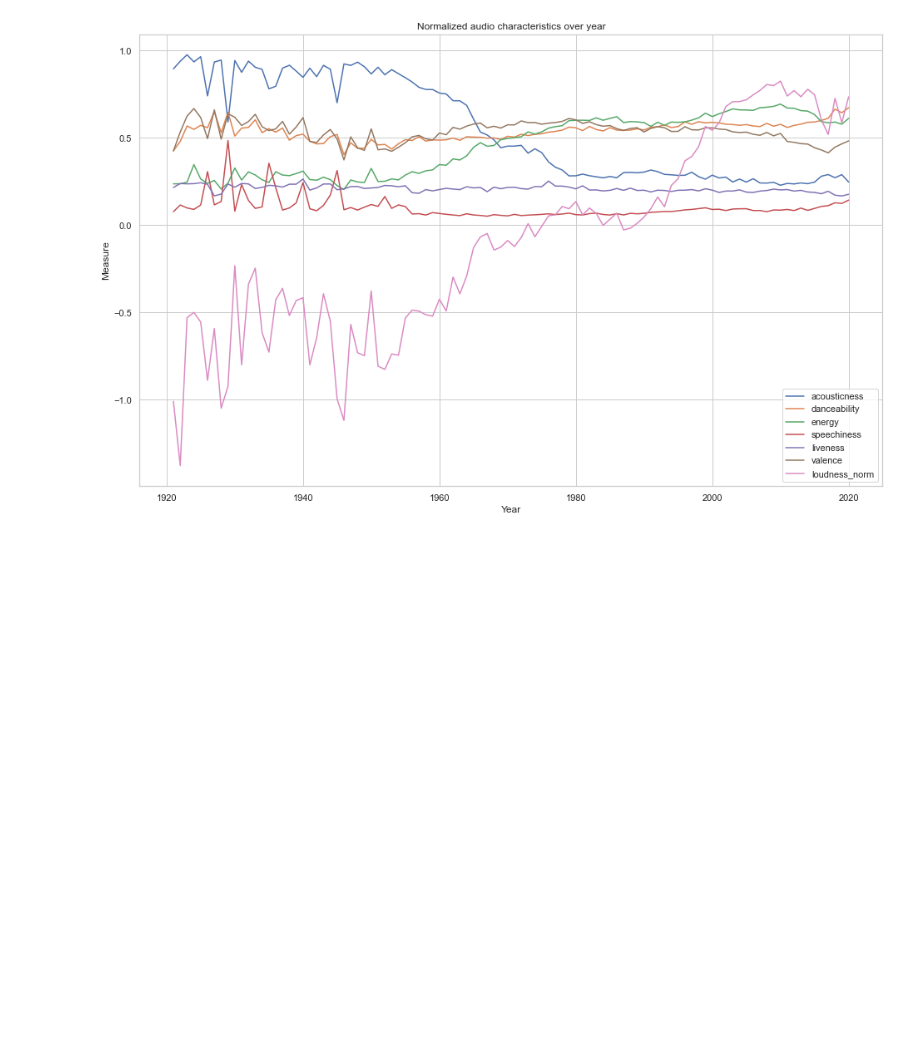
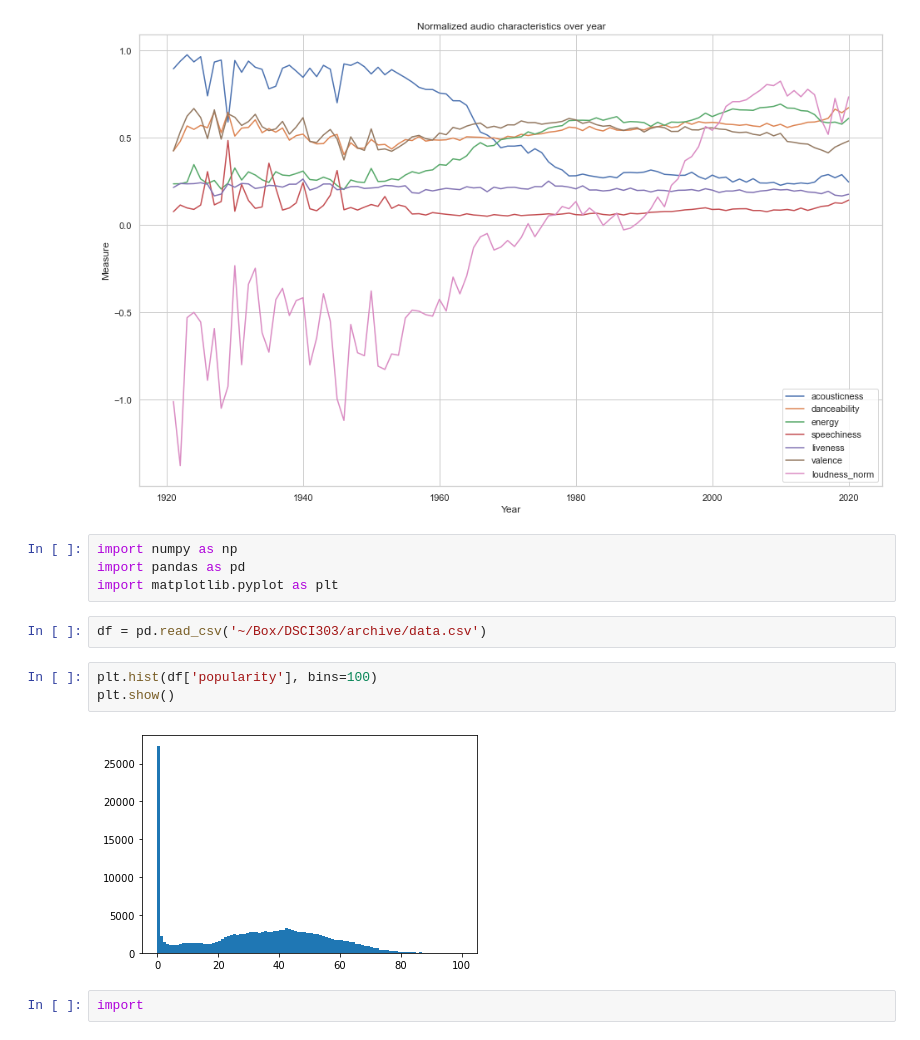
Before and after one commit to dikshagupta414/Spotify_ML_Project-DSCI303, a Jupyter notebook: scripts/Data Exploration.ipynb, the cells around one changed output. Saved outputs shown, nothing was run; the diff lists cells and outputs as text; blank space fills up the shorter version.

```diff
--- a/scripts/Data Exploration.ipynb
+++ b/scripts/Data Exploration.ipynb
@@ -161,3 +161,16 @@ ax.set_xlabel('Year')
 # %% [output]
 Text(0.5, 0, 'Year')
 [figure]
+# %%
+import numpy as np
+import pandas as pd
+import matplotlib.pyplot as plt
+# %%
+df = pd.read_csv('~/Box/DSCI303/archive/data.csv')
+# %%
+plt.hist(df['popularity'], bins=100)
+plt.show()
+# %% [output]
+[figure, added]
+# %%
+import
```
Also changed, not shown: 3 other files.
